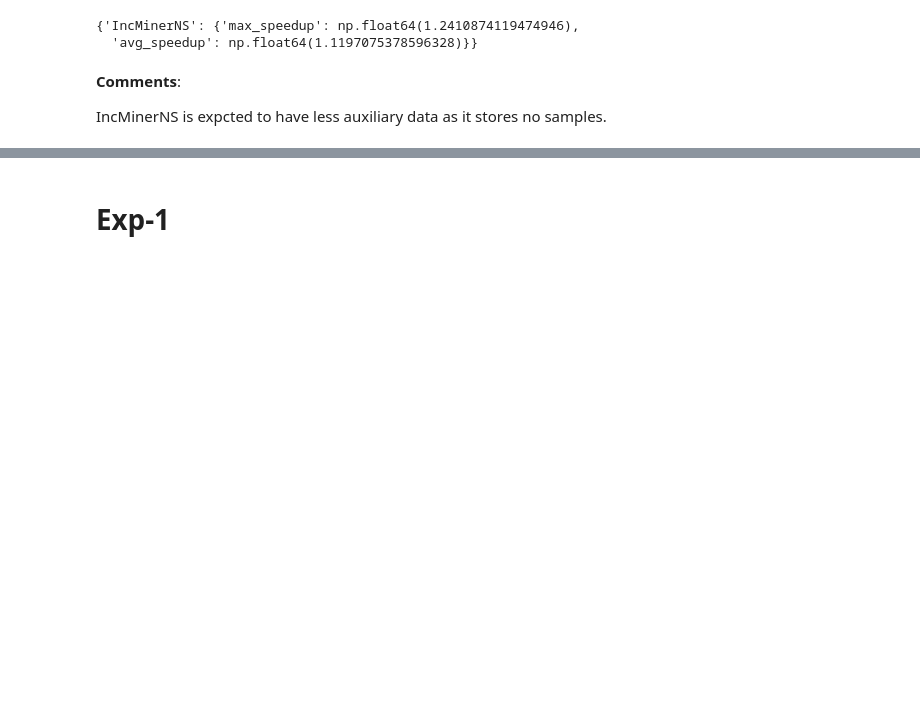
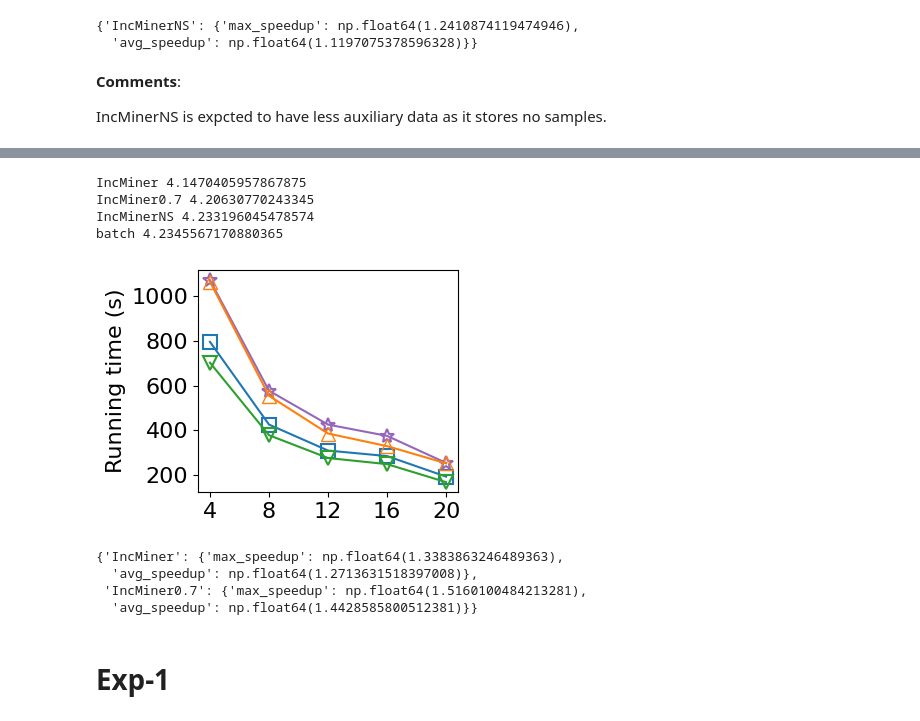
Before and after one commit to HaoxianChen/inc-miner-experiment-plots, a Jupyter notebook: plots.ipynb, the cells around one changed output, grey strips where cells are left out. Saved outputs shown, nothing was run; the diff lists cells and outputs as text; code cells hidden in the pictures; blank space fills up the shorter version.

Commit message:
Update plots.

```diff
--- a/plots.ipynb
+++ b/plots.ipynb
@@ -508,0 +511,5 @@ as it stores no samples.
+# %%
+dfs_varyn = pd.read_excel('results-vary-n.xlsx', sheet_name=None)
+
+# Print the names of the sheets
+print(dfs_varyn.keys())
@@ -508,0 +518,4 @@ as it stores no samples.
+# %%
+df = dfs_varyn['vary n']
+df = post_process(df)
+df
@@ -509,3 +540,48 @@ as it stores no samples.
+# %%
+# Group by the "label" column
+groups = df.groupby('label')
+
+# Create a plot for each group
+plt.figure()
+
+for label, group in groups:
+    X = group["worker instances 数量"]
+    Y = group['time']
+    print(label, max(Y) / min(Y))
+    plt.plot(range(len(X)), Y, label=label, marker=markerMap[label],color=colorMap[label],
+                            markerfacecolor=markerStyleMap[label].get('markerfacecolor', 'auto'),
+                markeredgewidth=markerStyleMap[label].get('markeredgewidth', 1.0),)
+
+# Add plot labels and legend
+plt.ylabel('Running time (s)')  # Label for y-axis
+# plt.xscale("log")
+
+xtick_labels = [v for v in X]
+plt.xticks(range(len(X)), xtick_labels)
+
+
+if VERBOSE:
+    plt.title(tab)
+    plt.legend()
+
+outfile = "plots/exp2_vary_n.pdf"
+plt.tight_layout()
+plt.savefig(outfile, bbox_inches='tight')
+
+# Display the plot
+plt.show()
+
+compute_speedup(df, "batch", ["IncMiner", "IncMiner0.7"])
+# %% [output]
+IncMiner 4.1470405957867875
+IncMiner0.7 4.20630770243345
+IncMinerNS 4.233196045478574
+batch 4.2345567170880365
+[figure, added]
+{'IncMiner': {'max_speedup': np.float64(1.3383863246489363),
+  'avg_speedup': np.float64(1.2713631518397008)},
+ 'IncMiner0.7': {'max_speedup': np.float64(1.5160100484213281),
+  'avg_speedup': np.float64(1.4428585800512381)}}
 # %% [markdown]
 # Exp-1
 # %% [markdown]
```
Also changed, not shown: parts of 17 cells of this notebook.
